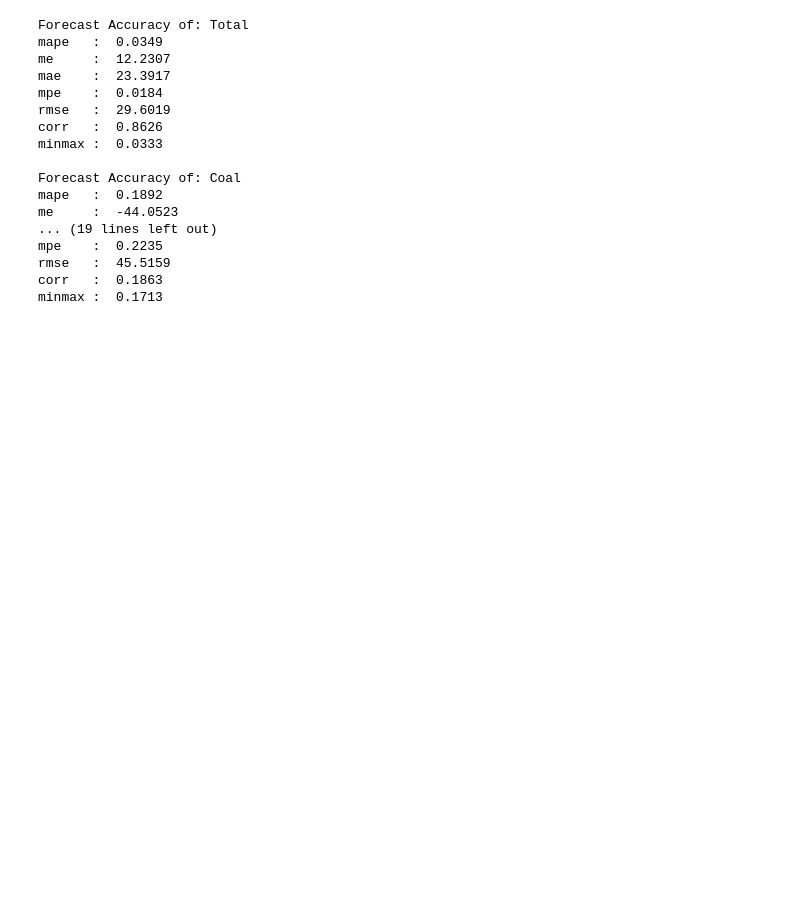
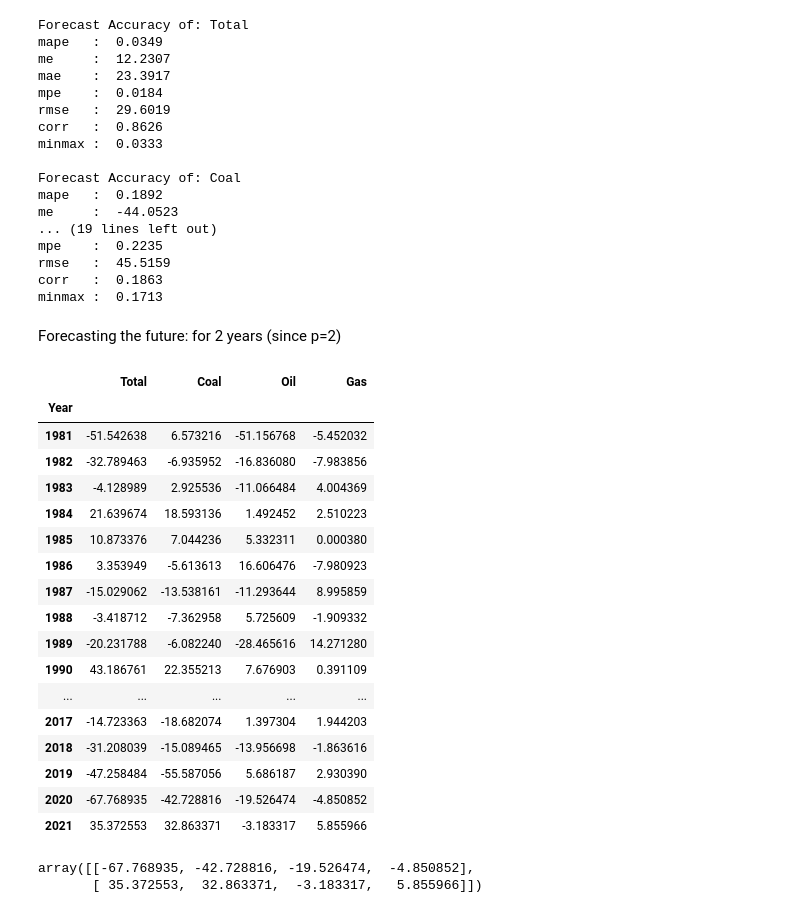
Before and after one commit to danilogiarlini/Global-CO2-Emission-Forecasting, a Jupyter notebook: arima_model.ipynb, the cells around one changed output. Saved outputs shown, nothing was run; the diff lists cells and outputs as text; code cells hidden in the pictures; blank space fills up the shorter version.

```diff
--- a/arima_model.ipynb
+++ b/arima_model.ipynb
@@ -502,3 +502,34 @@ mpe    :  0.2235
 rmse   :  45.5159
 corr   :  0.1863
 minmax :  0.1713
+# %% [markdown]
+Forecasting the future: for 2 years (since p=2)
+# %%
+df_differenced_all = df.diff().dropna()
+# %%
+df_differenced_all
+# %% [output]
+|  | Total | Coal | Oil | Gas |
+| Year |  |  |  |  |
+| 1981 | -51.542638 | 6.573216 | -51.156768 | -5.452032 |
+| 1982 | -32.789463 | -6.935952 | -16.836080 | -7.983856 |
+| 1983 | -4.128989 | 2.925536 | -11.066484 | 4.004369 |
+| 1984 | 21.639674 | 18.593136 | 1.492452 | 2.510223 |
+| 1985 | 10.873376 | 7.044236 | 5.332311 | 0.000380 |
+| 1986 | 3.353949 | -5.613613 | 16.606476 | -7.980923 |
+| 1987 | -15.029062 | -13.538161 | -11.293644 | 8.995859 |
+| 1988 | -3.418712 | -7.362958 | 5.725609 | -1.909332 |
+| 1989 | -20.231788 | -6.082240 | -28.465616 | 14.271280 |
+| 1990 | 43.186761 | 22.355213 | 7.676903 | 0.391109 |
+| ... | ... | ... | ... | ... |
+| 2017 | -14.723363 | -18.682074 | 1.397304 | 1.944203 |
+| 2018 | -31.208039 | -15.089465 | -13.956698 | -1.863616 |
+| 2019 | -47.258484 | -55.587056 | 5.686187 | 2.930390 |
+| 2020 | -67.768935 | -42.728816 | -19.526474 | -4.850852 |
+| 2021 | 35.372553 | 32.863371 | -3.183317 | 5.855966 |
+# %%
+forecast_input_all = df_differenced_all.values[-lag_order:]
+forecast_input_all # the output is the values of total, coal, oil and gas for 2015 and 2016 (this depends on the train test split and lag_order)
+# %% [output]
+array([[-67.768935, -42.728816, -19.526474,  -4.850852],
+       [ 35.372553,  32.863371,  -3.183317,   5.855966]])
```
Also changed, not shown: parts of 3 cells of this notebook.
